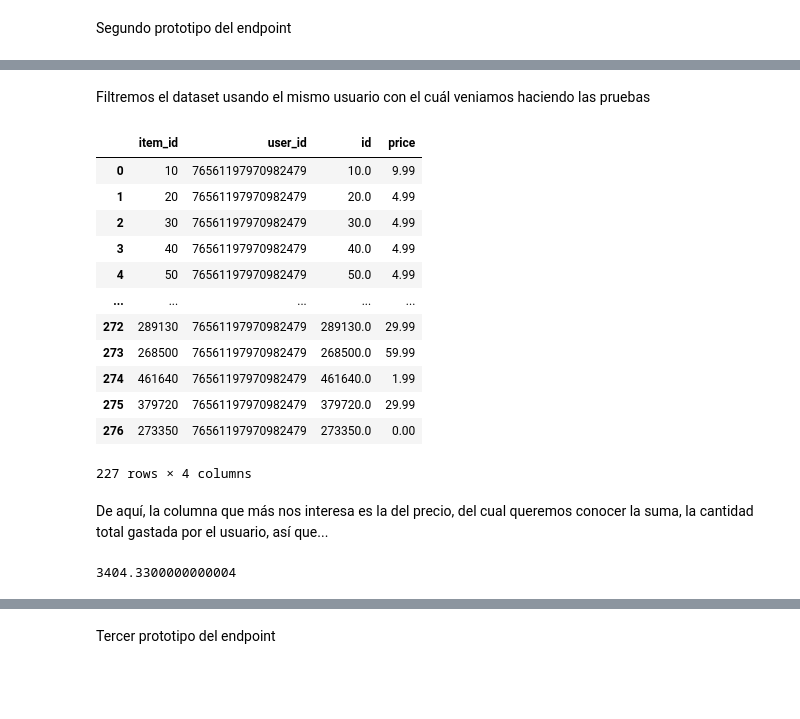
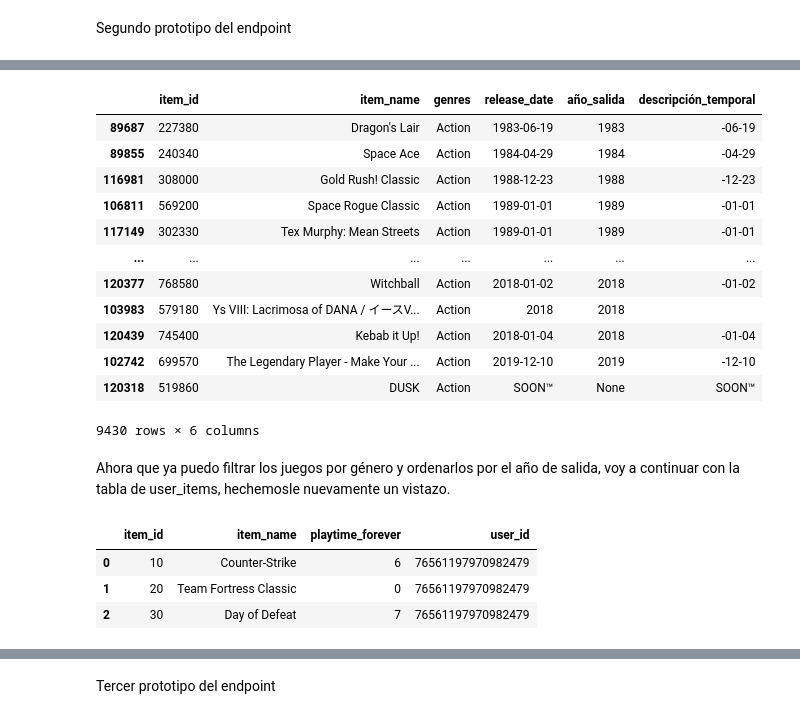
Before and after one commit to Tagliaferro22/steam-games, a Jupyter notebook: endpoints/endpoint_3.ipynb, the cells around one changed output, grey strips where cells are left out. Saved outputs shown, nothing was run; the diff lists cells and outputs as text; code cells hidden in the pictures; blank space fills up the shorter version.

```diff
--- a/endpoints/endpoint_3.ipynb
+++ b/endpoints/endpoint_3.ipynb
@@ -161,0 +138,7 @@ user_items[user_items["user_id"] == "76561197970982479"]["user_id"].count()
+# %%
+for lista_generos in steam_games["genres"]:
+    for genero in lista_generos:
+        print(genero)
+        if genero == "Casual":
+            break
+    break
@@ -167,0 +167,5 @@ def user_data(user_id):
+# %%
+def user_for_genre(genero):
+    dataframe_filtrable_por_genero = steam_games.explode("genres")
+    juegos_con_el_genero_dado = dataframe_filtrable_por_genero[dataframe_filtrable_por_genero["genres"] == genero]
+    return juegos_con_el_genero_dado
@@ -248,24 +227,32 @@ usuario_juego_precio
-# %% [markdown]
-Filtremos el dataset usando el mismo usuario con el cuál veniamos haciendo las pruebas
-# %%
-usuario_juego_precio[usuario_juego_precio["user_id"] == "76561197970982479"]
-# %% [output]
-|  | item_id | user_id | id | price |
-| 0 | 10 | 76561197970982479 | 10.0 | 9.99 |
-| 1 | 20 | 76561197970982479 | 20.0 | 4.99 |
-| 2 | 30 | 76561197970982479 | 30.0 | 4.99 |
-| 3 | 40 | 76561197970982479 | 40.0 | 4.99 |
-| 4 | 50 | 76561197970982479 | 50.0 | 4.99 |
-| ... | ... | ... | ... | ... |
-| 272 | 289130 | 76561197970982479 | 289130.0 | 29.99 |
-| 273 | 268500 | 76561197970982479 | 268500.0 | 59.99 |
-| 274 | 461640 | 76561197970982479 | 461640.0 | 1.99 |
-| 275 | 379720 | 76561197970982479 | 379720.0 | 29.99 |
-| 276 | 273350 | 76561197970982479 | 273350.0 | 0.00 |
-227 rows × 4 columns
-# %% [markdown]
-De aquí, la columna que más nos interesa es la del precio, del cual queremos conocer la suma, la cantidad total gastada por el usuario, así que...
-# %%
-usuario_juego_precio[usuario_juego_precio["user_id"] == "76561197970982479"]["price"].sum() # Ese usuario gastó más de 3400 dólares
-# %% [output]
-3404.3300000000004
+# %%
+def user_for_genre(genero):
+    dataframe_filtrable_por_genero = steam_games.explode("genres")
+    juegos_con_el_genero_dado = dataframe_filtrable_por_genero[dataframe_filtrable_por_genero["genres"] == genero]
+    juegos_con_el_genero_dado = juegos_con_el_genero_dado.sort_values("año_salida")
+    return juegos_con_el_genero_dado
+# %%
+juegos_de_accion = user_for_genre("Action") # La salida es la esperada
+juegos_de_accion
+# %% [output]
+|  | item_id | item_name | genres | release_date | año_salida | descripción_temporal |
+| 89687 | 227380 | Dragon's Lair | Action | 1983-06-19 | 1983 | -06-19 |
+| 89855 | 240340 | Space Ace | Action | 1984-04-29 | 1984 | -04-29 |
+| 116981 | 308000 | Gold Rush! Classic | Action | 1988-12-23 | 1988 | -12-23 |
+| 106811 | 569200 | Space Rogue Classic | Action | 1989-01-01 | 1989 | -01-01 |
+| 117149 | 302330 | Tex Murphy: Mean Streets | Action | 1989-01-01 | 1989 | -01-01 |
+| ... | ... | ... | ... | ... | ... | ... |
+| 120377 | 768580 | Witchball | Action | 2018-01-02 | 2018 | -01-02 |
+| 103983 | 579180 | Ys VIII: Lacrimosa of DANA / イースV... | Action | 2018 | 2018 |  |
+| 120439 | 745400 | Kebab it Up! | Action | 2018-01-04 | 2018 | -01-04 |
+| 102742 | 699570 | The Legendary Player - Make Your ... | Action | 2019-12-10 | 2019 | -12-10 |
+| 120318 | 519860 | DUSK | Action | SOON™ | None | SOON™ |
+9430 rows × 6 columns
+# %% [markdown]
+Ahora que ya puedo filtrar los juegos por género y ordenarlos por el año de salida, voy a continuar con la tabla de user_items, hechemosle nuevamente un vistazo.
+# %%
+user_items.head(3)
+# %% [output]
+|  | item_id | item_name | playtime_forever | user_id |
+| 0 | 10 | Counter-Strike | 6 | 76561197970982479 |
+| 1 | 20 | Team Fortress Classic | 0 | 76561197970982479 |
+| 2 | 30 | Day of Defeat | 7 | 76561197970982479 |
```
Also changed, not shown: parts of 62 cells of this notebook.
